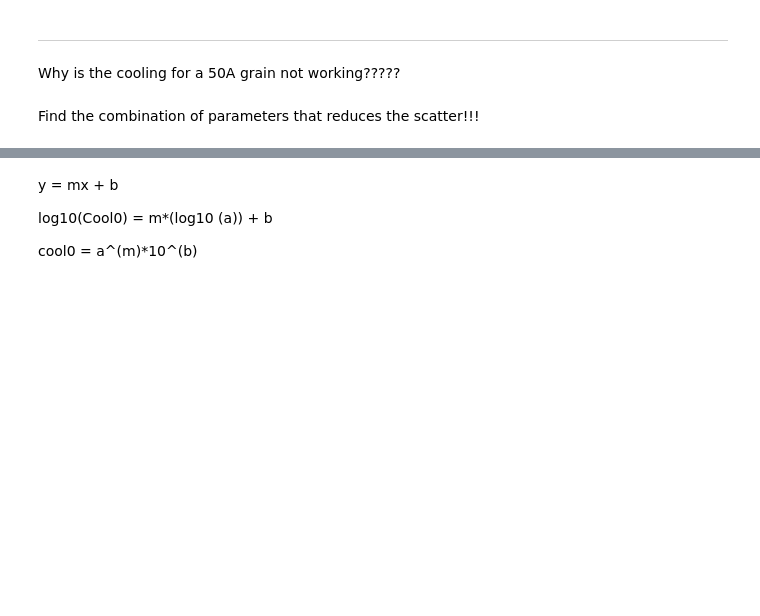
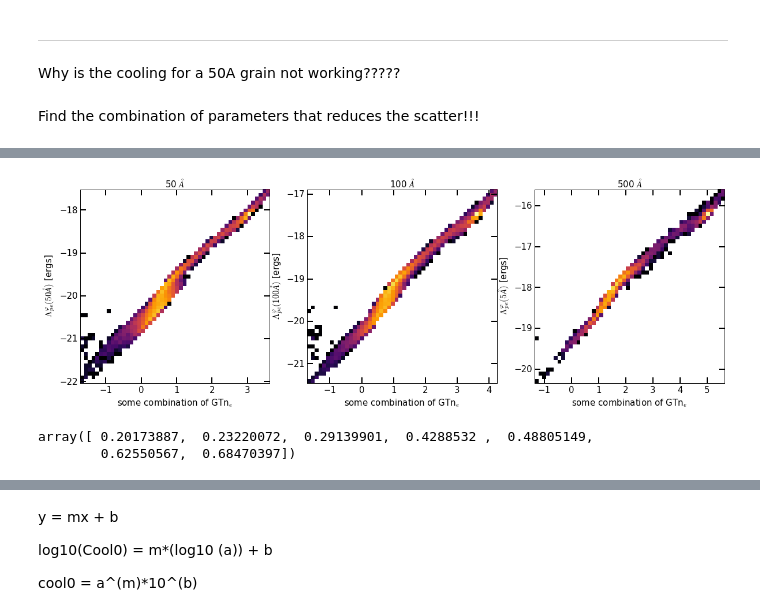
Before and after one commit to jcibanezm/PeHeat_AnalysisScripts, a Jupyter notebook: Cooling_Develop.ipynb, the cells around one changed output, grey strips where cells are left out. Saved outputs shown, nothing was run; the diff lists cells and outputs as text; code cells hidden in the pictures; blank space fills up the shorter version.

```diff
--- a/Cooling_Develop.ipynb
+++ b/Cooling_Develop.ipynb
@@ -186,19 +230,2 @@ IOError: [Errno 2] No such file or directory: '/Users/juan/Dropbox/codes/run/Cha
-# %%
-########################################################################################
-
-grain_size =100
-
-#save_dir = "/Users/juan/Dropbox/codes/run/ChargeStatisticsAnalysis/Daikaiju"
-save_dir = "/Users/juan/Dropbox/codes/run/ChargeStatisticsAnalysis/Daikaiju"
-
-#filename = "fz_%.4iAA_%s_CR_True_%i_pcent.pkl"%(grain_size, grain_type, pcent)
-filename = "fz_0%.2iAA_silicate_CR_True_1_pcent.pkl"%(grain_size)
-
-pkl_file    = open("%s/%s"%(save_dir, filename), "rb")
-cdist100 = pickle.load(pkl_file)
-pkl_file.close
-
-# Load Qabs.
-Qabs100 = fz.get_QabsTable(grain_type, grain_size, dirtables="/Users/juan/codes/dustanalysis/Charge/Tables")
 # %% [markdown]
 ---
@@ -381,0 +460,58 @@ fig.show()
+# %%
+fig = plt.figure(figsize=(20,6))
+ax = fig.add_subplot(131)
+
+GTn50 = (cdist50["G"]+cdist50["G_CR"])*np.sqrt(cdist50["temp"])/cdist50["new_ne"]
+#BTfit50 = cdist50["new_ne"]*cdist50["temp"]**(1.0)*(GTn50)**(0.5)
+BTfit50 = cdist50["new_ne"]*cdist50["temp"]**(tempexp[3])*(GTn50)**(gtnexp[3])
+
+ax.hist2d(np.log10(BTfit50),np.log10(Cooling50AA), bins=50, norm=LogNorm(), cmap="inferno")
+
+ax.set_xlabel("some combination of GTn$_{e}$", fontsize=15)
+ax.set_ylabel(" $\Lambda^{'}_{pe}(50 \\AA)$ [ergs]", fontsize=15)
+
+ax.tick_params(axis='both', which='major', length=10, width=2,  labelsize=15, direction="in")
+ax.tick_params(axis='both', which='minor', length=5, width=1.5, labelsize=15, direction="in")
+
+ax.set_title("50 $\AA$", fontsize=15)
+
+ax = fig.add_subplot(132)
+
+GTn100 = (cdist100["G"]+cdist100["G_CR"])*np.sqrt(cdist100["temp"])/cdist100["new_ne"]
+#BTfit100 = cdist100["new_ne"]*cdist100["temp"]**(1.0)*(GTn100)**(0.6)
+BTfit100 = cdist100["new_ne"]*cdist100["temp"]**(tempexp[4])*(GTn100)**(gtnexp[4])
+
+ax.hist2d(np.log10(BTfit100),np.log10(Cooling100AA), bins=50, norm=LogNorm(), cmap="inferno")
+
+ax.set_xlabel("some combination of GTn$_{e}$", fontsize=15)
+ax.set_ylabel(" $\Lambda^{'}_{pe}(100 \\AA)$ [ergs]", fontsize=15)
+
+ax.tick_params(axis='both', which='major', length=10, width=2,  labelsize=15, direction="in")
+ax.tick_params(axis='both', which='minor', length=5, width=1.5, labelsize=15, direction="in")
+
+ax.set_title("100 $\AA$", fontsize=15)
+
+ax = fig.add_subplot(133)
+
+GTn500 = (cdist500["G"]+cdist500["G_CR"])*np.sqrt(cdist500["temp"])/cdist500["new_ne"]
+#BTfit500 = cdist500["new_ne"]*cdist500["temp"]**(0.50)*(GTn500)**(0.7)
+BTfit500 = cdist500["new_ne"]*cdist500["temp"]**(tempexp[5])*(GTn500)**(gtnexp[5])
+
+ax.hist2d(np.log10(BTfit500), np.log10(Cooling500AA), bins=50, norm=LogNorm(), cmap="inferno")
+
+ax.set_xlabel("some combination of GTn$_{e}$", fontsize=15)
+ax.set_ylabel(" $\Lambda^{'}_{pe}(5 \\AA)$ [ergs]", fontsize=15)
+
+ax.tick_params(axis='both', which='major', length=10, width=2,  labelsize=15, direction="in")
+ax.tick_params(axis='both', which='minor', length=5, width=1.5, labelsize=15, direction="in")
+
+ax.set_title("500 $\AA$", fontsize=15)
+
+fig.show()
+# %% [output]
+[figure, added]
+# %%
+gtnexp
+# %% [output]
+array([ 0.20173887,  0.23220072,  0.29139901,  0.4288532 ,  0.48805149,
+        0.62550567,  0.68470397])
```
Also changed, not shown: parts of 42 cells of this notebook, 18 other files.
